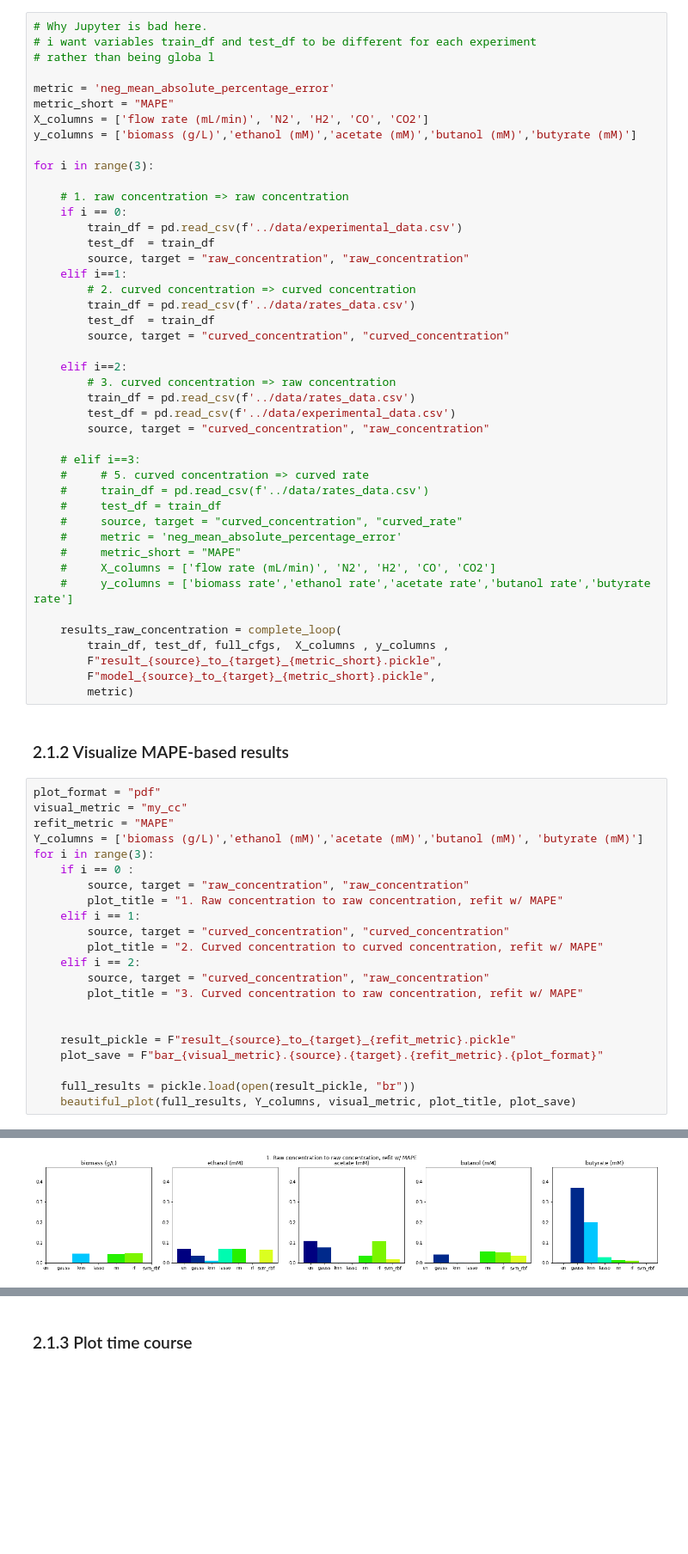
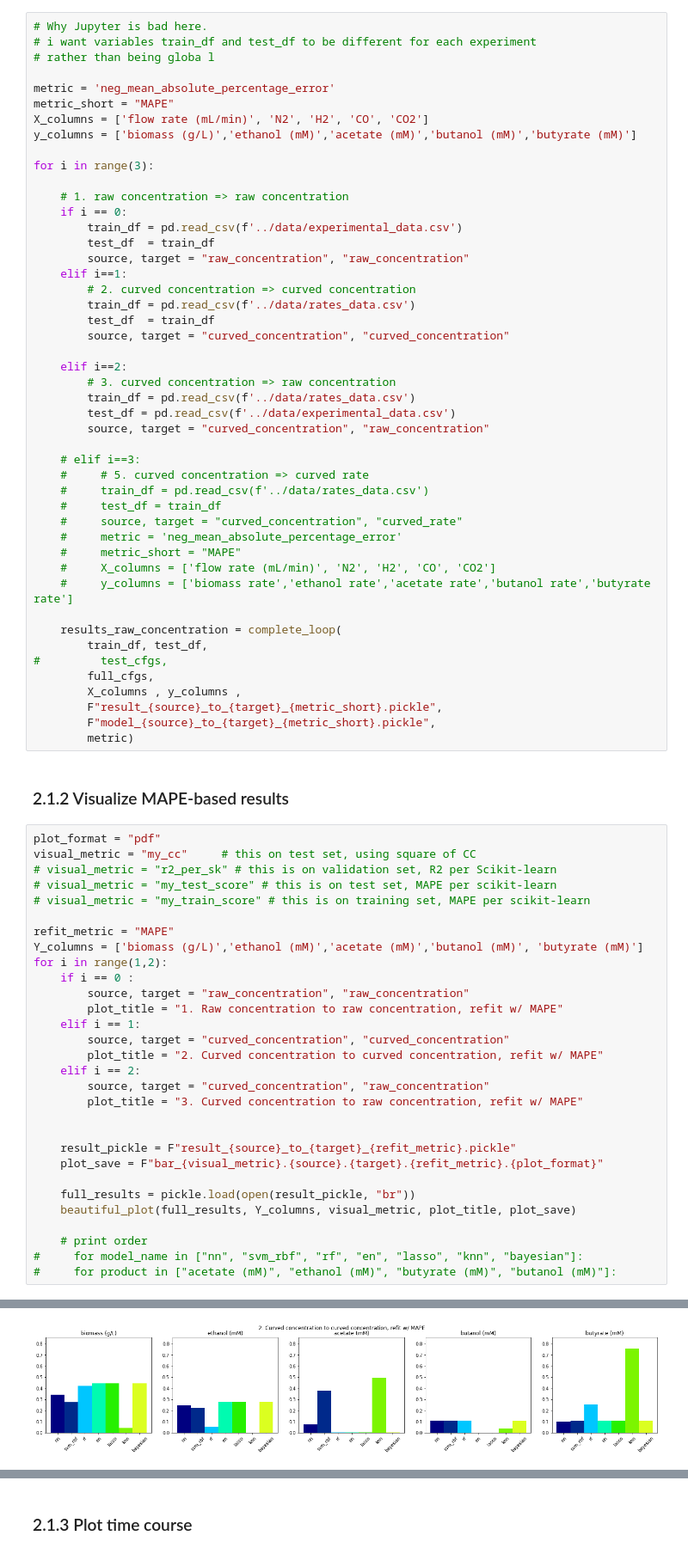
Before and after one commit to garrettroell/SyngasMachineLearning, a Jupyter notebook: notebooks/E_time_as_a_variable.ipynb, the cells around one changed output, grey strips where cells are left out. Shown at 86% size. Drawn from its saved outputs; the diff is of its cells as text; blank space fills up the shorter version.

```diff
--- a/notebooks/E_time_as_a_variable.ipynb
+++ b/notebooks/E_time_as_a_variable.ipynb
@@ -545,7 +602,10 @@ for i in range(3):
     #     y_columns = ['biomass rate','ethanol rate','acetate rate','butanol rate','butyrate rate']
 
     results_raw_concentration = complete_loop(
-        train_df, test_df, full_cfgs,  X_columns , y_columns ,
+        train_df, test_df,
+#         test_cfgs,
+        full_cfgs,
+        X_columns , y_columns ,
         F"result_{source}_to_{target}_{metric_short}.pickle",
         F"model_{source}_to_{target}_{metric_short}.pickle",
         metric)
@@ -553,10 +613,14 @@ for i in range(3):
 ### 2.1.2 Visualize MAPE-based results
 # %%
 plot_format = "pdf"
-visual_metric = "my_cc"
+visual_metric = "my_cc"     # this on test set, using square of CC
+# visual_metric = "r2_per_sk" # this is on validation set, R2 per Scikit-learn
+# visual_metric = "my_test_score" # this is on test set, MAPE per scikit-learn
+# visual_metric = "my_train_score" # this is on training set, MAPE per scikit-learn
+
 refit_metric = "MAPE"
 Y_columns = ['biomass (g/L)','ethanol (mM)','acetate (mM)','butanol (mM)', 'butyrate (mM)']
-for i in range(3):
+for i in range(1,2):
     if i == 0 :
         source, target = "raw_concentration", "raw_concentration"
         plot_title = "1. Raw concentration to raw concentration, refit w/ MAPE"
@@ -573,4 +637,8 @@ for i in range(3):
 
     full_results = pickle.load(open(result_pickle, "br"))
     beautiful_plot(full_results, Y_columns, visual_metric, plot_title, plot_save)
+
+    # print order
+#     for model_name in ["nn", "svm_rbf", "rf", "en", "lasso", "knn", "bayesian"]:
+#     for product in ["acetate (mM)", "ethanol (mM)", "butyrate (mM)", "butanol (mM)"]:
 # %% [output]
@@ -577 +653 @@ for i in range(3):
-[figure, old version]
+[figure, new version]
```
Also changed, not shown: parts of 8 cells of this notebook.
